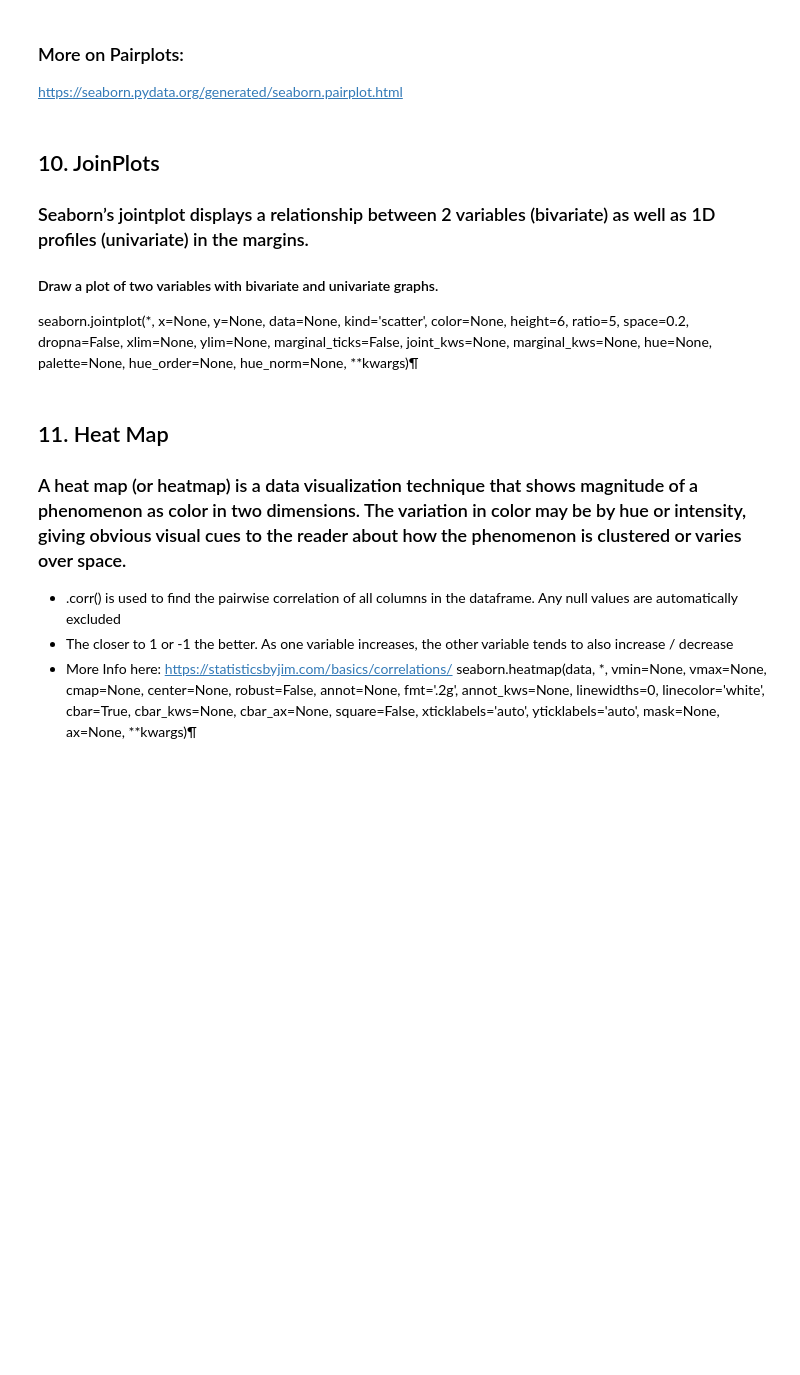
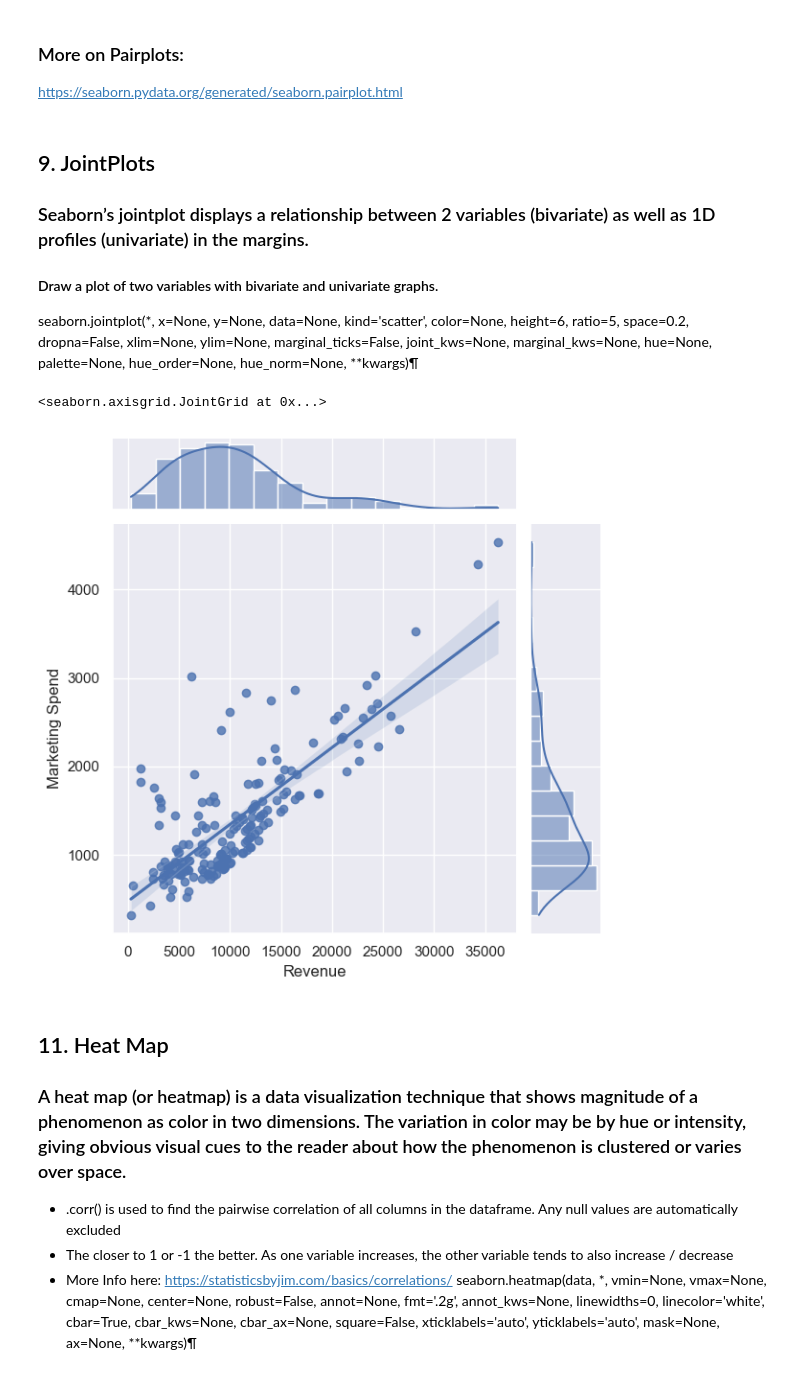
Before and after one commit to Iingxaki/DS160-Seaborn, a Jupyter notebook: Seaborn_ClassNB.ipynb, the cells around one changed output. Saved outputs shown, nothing was run; the diff lists cells and outputs as text; code cells hidden in the pictures; blank space fills up the shorter version.

```diff
--- a/Seaborn_ClassNB.ipynb
+++ b/Seaborn_ClassNB.ipynb
@@ -395,12 +403,16 @@ raw_data = pd.read_csv("Marketing.csv")
 ### More on Pairplots:
 https://seaborn.pydata.org/generated/seaborn.pairplot.html
 # %% [markdown]
-## 10. JoinPlots
+## 9. JointPlots
 ### Seaborn’s jointplot displays a relationship between 2 variables (bivariate) as well as 1D profiles (univariate) in the margins.
 #### Draw a plot of two variables with bivariate and univariate graphs.
 seaborn.jointplot(*, x=None, y=None, data=None, kind='scatter', color=None, height=6, ratio=5, space=0.2, dropna=False, xlim=None, ylim=None, marginal_ticks=False, joint_kws=None, marginal_kws=None, hue=None, palette=None, hue_order=None, hue_norm=None, **kwargs)¶
 # %%
 # Example 1 - Revenue vs marketing Spend Relationship with
+sns.jointplot(x='Revenue',y='Marketing Spend',data=raw_data,kind='reg')
+# %% [output]
+<seaborn.axisgrid.JointGrid at 0x...>
+[figure, added]
 # %% [markdown]
 ## 11. Heat Map
 ### A heat map (or heatmap) is a data visualization technique that shows magnitude of a phenomenon as color in two dimensions. The variation in color may be by hue or intensity, giving obvious visual cues to the reader about how the phenomenon is clustered or varies over space.
```
Also changed, not shown: parts of 10 cells of this notebook.
